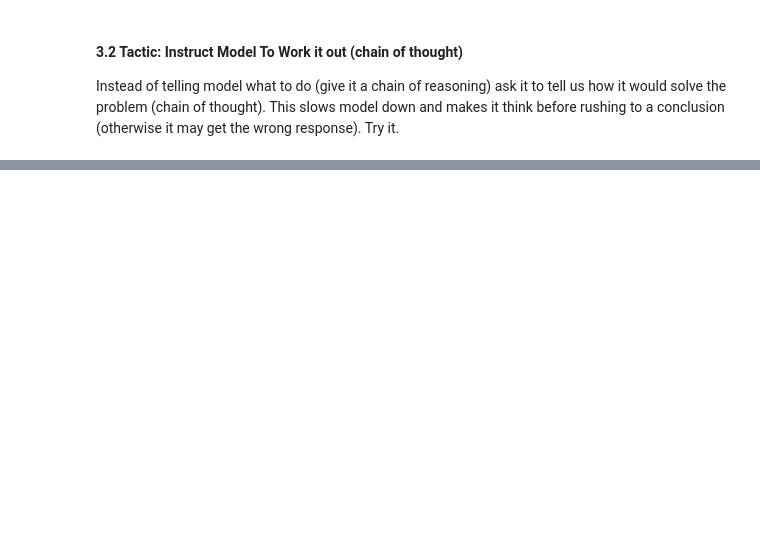
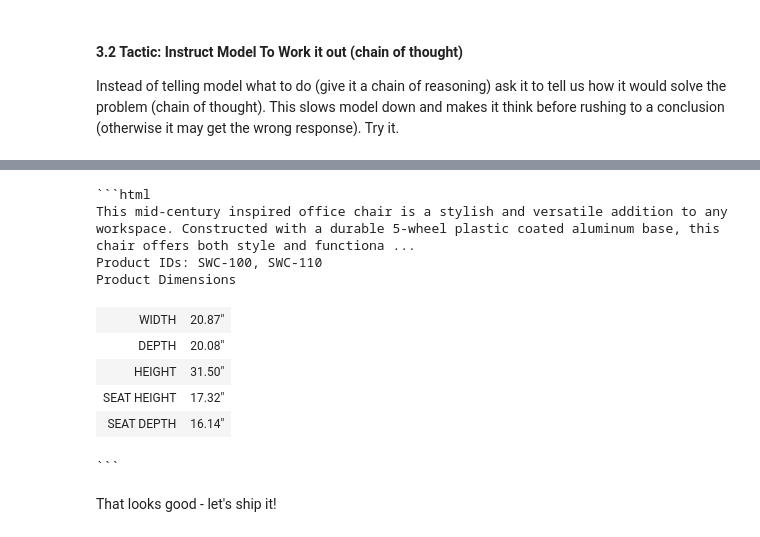
Before and after one commit to 30DaysOf/python, a Jupyter notebook: docs/src/content/docs/400/400-01-dl-prompt-engineering.ipynb, the cells around one changed output, grey strips where cells are left out. Drawn from its saved outputs; the diff is of its cells as text; code cells hidden in the pictures; blank space fills up the shorter version.

````diff
--- a/docs/src/content/docs/400/400-01-dl-prompt-engineering.ipynb
+++ b/docs/src/content/docs/400/400-01-dl-prompt-engineering.ipynb
@@ -377,0 +563,34 @@ KeyboardInterrupt:
+# %%
+# Refine Prompt
+# Get the description to add specific section with details in a table
+prompt = f"""
+Your task is to help a marketing team create a
+description for a retail website of a product based
+on a technical fact sheet.
+
+Write a product description based on the information
+provided in the technical specifications delimited by
+triple backticks.
+
+The description is intended for furniture retailers,
+so should be technical in nature and focus on the
+materials the product is constructed from.
+
+At the end of the description, include every 7-character
+Product ID in the technical specification.
+
+After the description, include a table that gives the
+product's dimensions. The table should have two columns.
+In the first column include the name of the dimension.
+In the second column include the measurements in inches only.
+
+Give the table the title 'Product Dimensions'.
+
+Format everything as HTML that can be used in a website.
+Place the description in a <div> element.
+
+Technical specifications: ```{fact_sheet_chair}```
+"""
+
+response = get_completion(prompt)
+print(response)
@@ -377,0 +615,17 @@ KeyboardInterrupt:
+# %%
+# Hard to review the markdown manually - let's use the code cell to format it the way the web page would render it
+from IPython.display import display, HTML
+display(HTML(response))
+# %% [output]
+```html
+This mid-century inspired office chair is a stylish and versatile addition to any workspace. Constructed with a durable 5-wheel plastic coated aluminum base, this chair offers both style and functiona ...
+Product IDs: SWC-100, SWC-110
+Product Dimensions
+| WIDTH | 20.87" |
+| DEPTH | 20.08" |
+| HEIGHT | 31.50" |
+| SEAT HEIGHT | 17.32" |
+| SEAT DEPTH | 16.14" |
+```
+# %% [markdown]
+That looks good - let's ship it!
````
Also changed, not shown: parts of 53 cells of this notebook.
